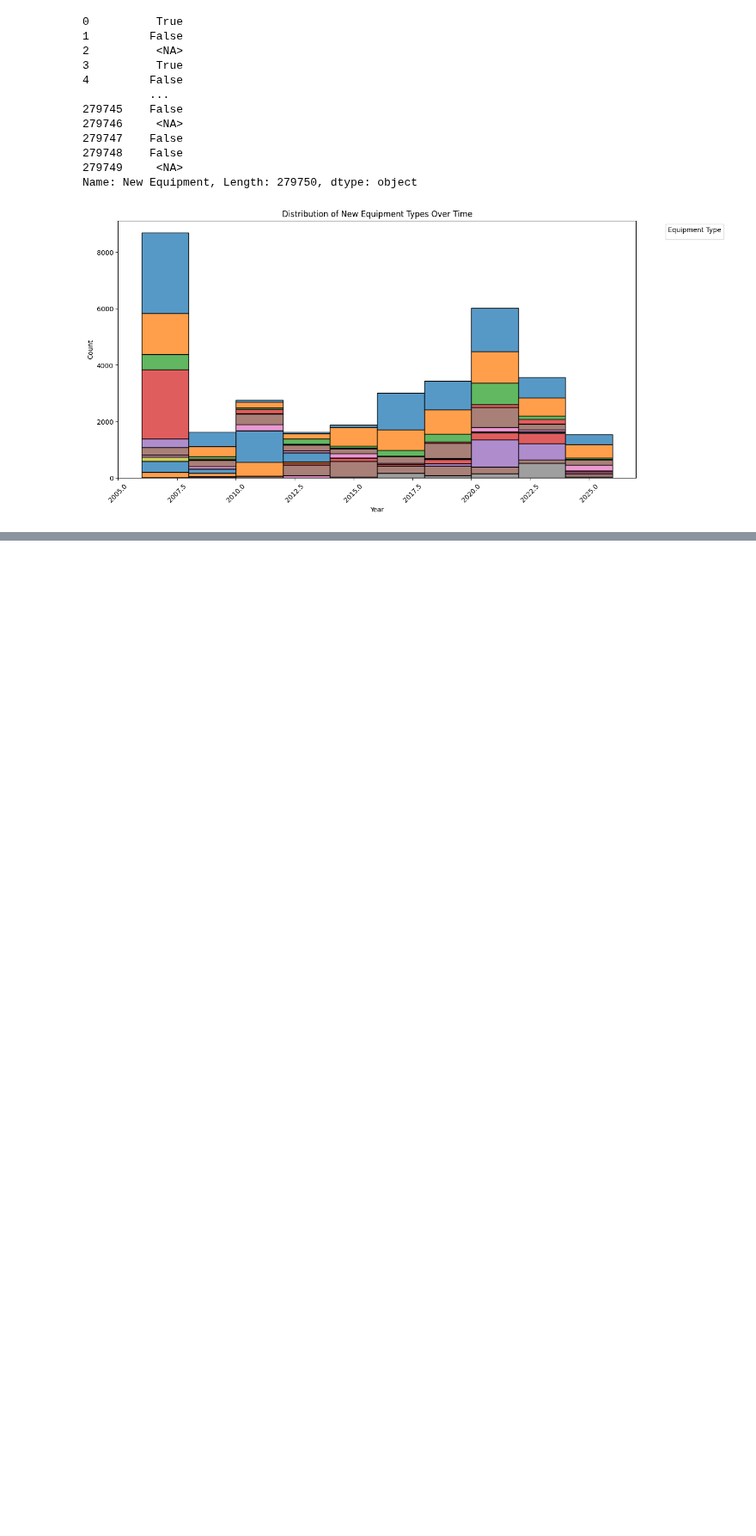
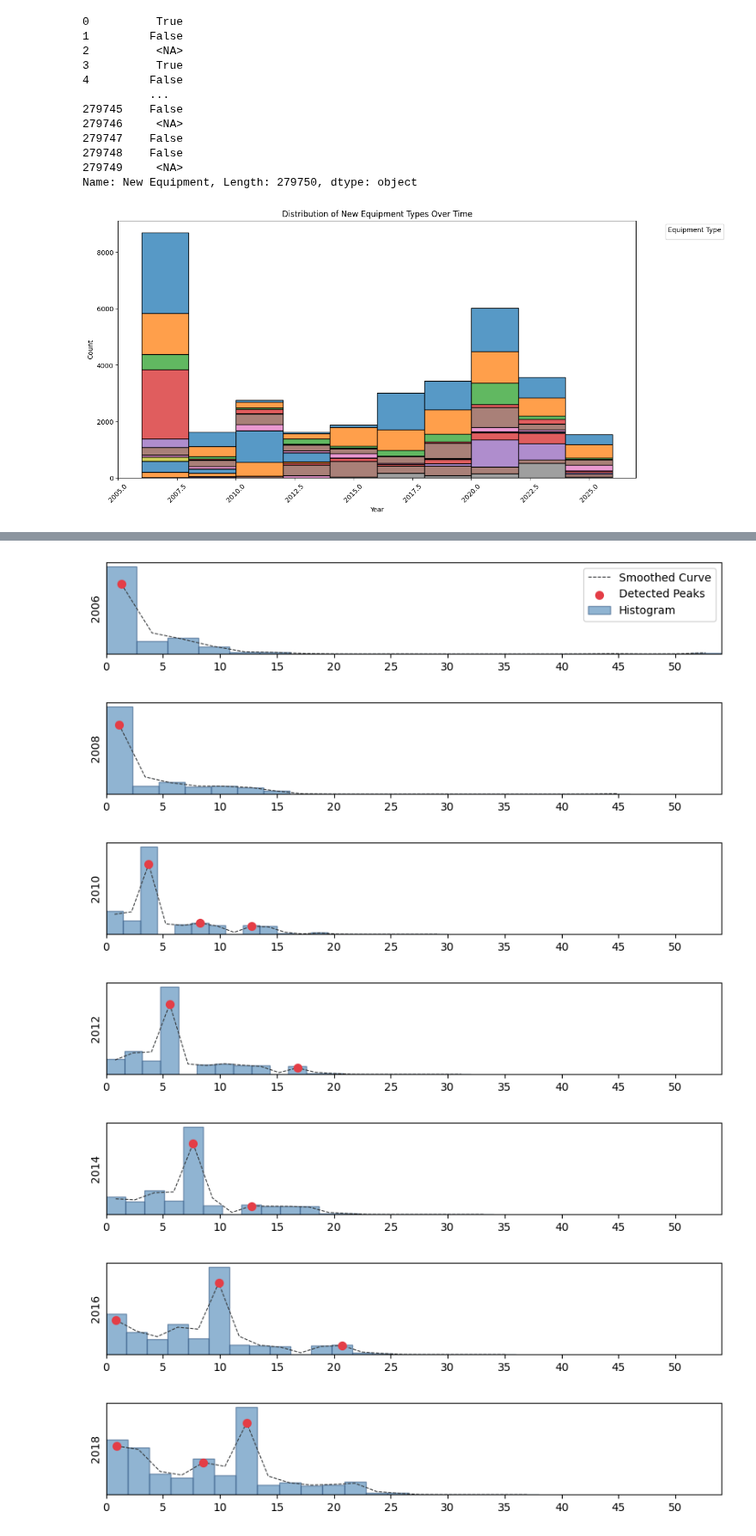
Before and after one commit to Bipartisan-Policy-Center/voting-equipment, a Jupyter notebook: analysis.ipynb, the cells around one changed output, grey strips where cells are left out. Shown at 86% size. Saved outputs shown, nothing was run; the diff lists cells and outputs as text; code cells hidden in the pictures; blank space fills up the shorter version.

```diff
--- a/analysis.ipynb
+++ b/analysis.ipynb
@@ -196,0 +295,60 @@ g.despine(bottom=True, left=True)
+# %%
+# Peak detection with smoothing and padding
+def get_smoothed_peaks(hist_vals, bin_centers, sigma=0.5, prominence=200, distance=2):
+    hist_vals_padded = np.insert(hist_vals, 0, 0)  # Add 0 at beginning to capture first peak
+    smoothed_vals = gaussian_filter1d(hist_vals_padded, sigma=sigma)  # Apply Gaussian smoothing
+    peak_indices, properties = scipy.signal.find_peaks(smoothed_vals, prominence=prominence, distance=distance)
+    peak_indices = peak_indices[peak_indices > 0] - 1  # Adjust indices after padding
+    return peak_indices, smoothed_vals[1:], properties["prominences"]  # Remove padding from smoothed values
+
+# DataFrame to store peak values and heights
+peak_data = []
+
+# Get global x-axis limits
+all_years_data = voting_df["Years in Use"]
+global_xmin, global_xmax = all_years_data.min(), all_years_data.max()
+
+for year in years:
+    y = np.array(voting_df[voting_df["Year"] == year]["Years in Use"])
+
+    # Compute histogram
+    hist_vals, bin_edges = np.histogram(y, bins=20, density=False)
+    bin_centers = (bin_edges[:-1] + bin_edges[1:]) / 2  # Get bin centers
+
+    # Use modified peak detection with smoothing
+    peak_indices, smoothed_vals, peak_heights = get_smoothed_peaks(hist_vals, bin_centers)
+
+    # Store detected peaks in DataFrame
+    for i, peak in enumerate(bin_centers[peak_indices]):
+        peak_data.append({"Year": year, "Peak Value": peak, "Peak Height": peak_heights[i]})
+
+    # Plot histogram
+    plt.figure(figsize=(10, 1.5))
+    plt.bar(bin_centers, hist_vals, width=np.diff(bin_edges), alpha=0.6, color="steelblue", label="Histogram",edgecolor=blue)
+
+    # Overlay smoothed line
+    plt.plot(bin_centers, smoothed_vals, color=bpc_darkgray, linestyle="dashed", label="Smoothed Curve",linewidth=.8)
+
+    # Overlay detected peaks
+    plt.scatter(bin_centers[peak_indices], smoothed_vals[peak_indices], color=red, label="Detected Peaks", s=50, zorder=3)
+
+    # Formatting
+    plt.xlim(global_xmin, global_xmax)  # Ensure consistent x-axis limits
+    plt.xticks(np.arange(global_xmin, global_xmax + 1, step=5))  # Adjust step size if needed
+    plt.yticks([])  # Remove y-axis labels
+    plt.ylabel(f"{year}")
+
+    if year == min(years):
+        plt.legend()
+    plt.show()
+
+# Convert detected peak data to DataFrame
+peak_df = pd.DataFrame(peak_data)
+# %% [output]
+[figure, added]
+[figure, added]
+[figure, added]
+[figure, added]
+[figure, added]
+[figure, added]
+[figure, added]
```
Also changed, not shown: parts of 15 cells of this notebook.
